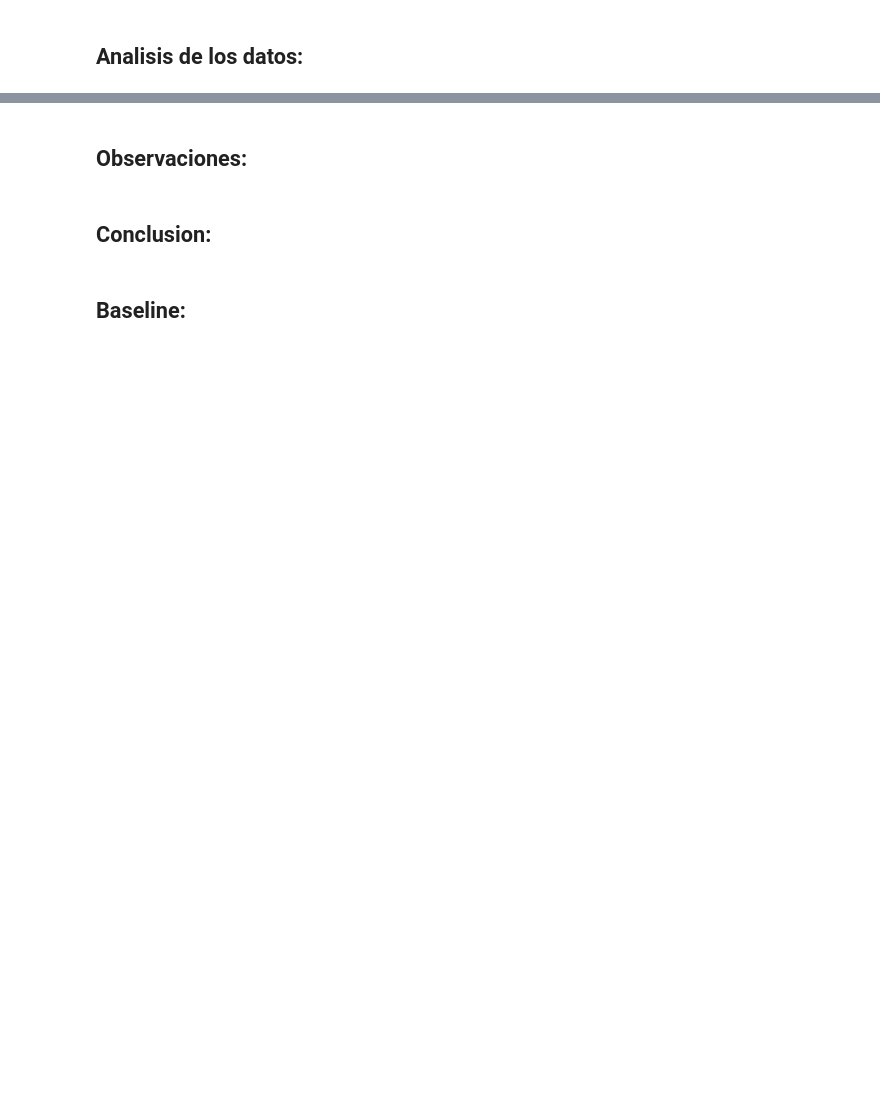
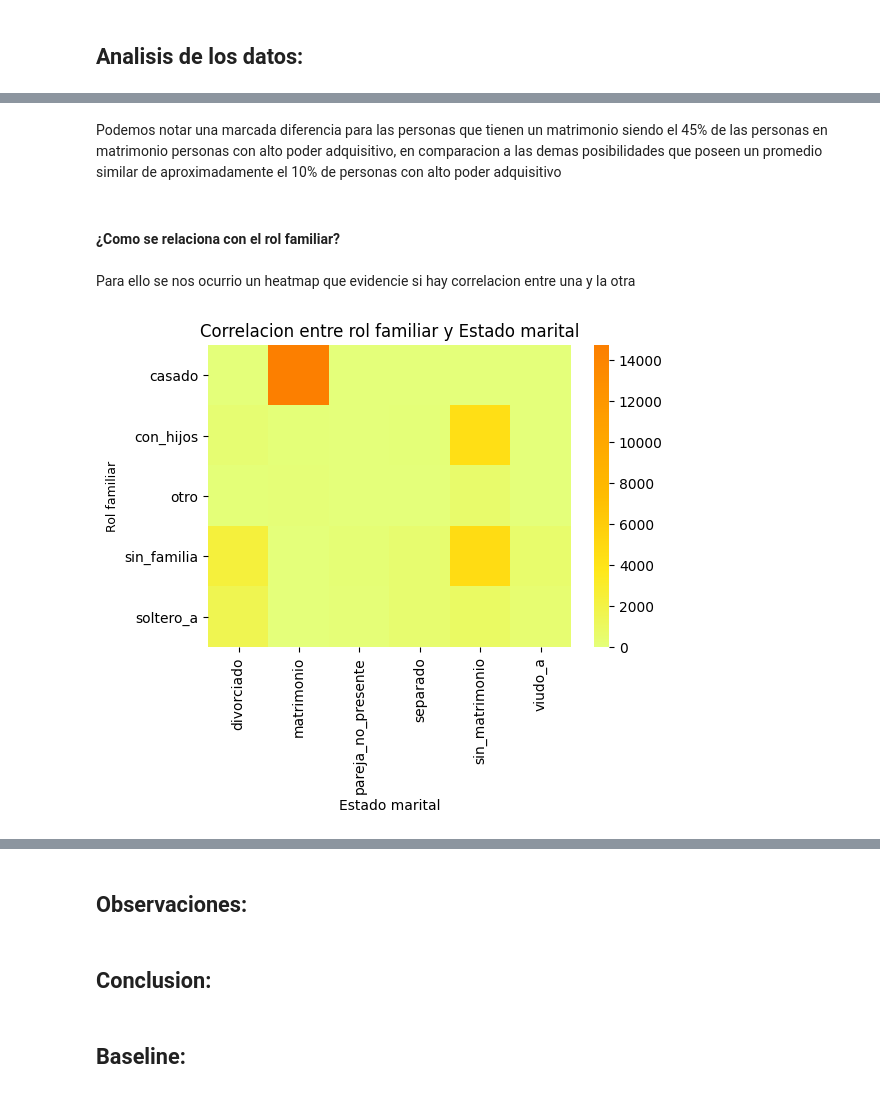
Before and after one commit to SantiValdezUlzurrun/TP-2021-1C-Organizacion-de-datos, a Jupyter notebook: INFORME.ipynb, the cells around one changed output, grey strips where cells are left out. Saved outputs shown, nothing was run; the diff lists cells and outputs as text; code cells hidden in the pictures; blank space fills up the shorter version.

```diff
--- a/INFORME.ipynb
+++ b/INFORME.ipynb
@@ -198,0 +272,26 @@ df['estado_marital'] = df['estado_marital'].apply(lambda x: 'matrimonio' if x ==
+# %% [markdown]
+Podemos notar una marcada diferencia para las personas que tienen un matrimonio siendo el 45% de las personas en matrimonio personas con alto poder adquisitivo, en comparacion a las demas posibilidades que poseen un promedio similar de aproximadamente el 10% de personas con alto poder adquisitivo
+# %% [markdown]
+#### ¿Como se relaciona con el rol familiar?
+# %% [markdown]
+Para ello se nos ocurrio un heatmap que evidencie si hay correlacion entre una y la otra
+# %%
+df_temp = df.copy()
+df_temp['unos'] = [1] * 32527
+df_estado_marital= pd.pivot_table(
+    df_temp,
+    'unos',
+    'rol_familiar_registrado',
+    'estado_marital',
+    'count',
+).sort_index()
+#Elimino intersecciones nulas
+df_estado_marital = df_estado_marital.replace({np.nan: 0})
+
+plt.figure(dpi=100)
+plt.ylabel("Cómo cr", fontsize=9)
+ax = sns.heatmap(df_estado_marital, square=True, cmap="Wistia")
+ax.set(xlabel='Estado marital', ylabel='Rol familiar', title='Correlacion entre rol familiar y Estado marital')
+plt.show()
+# %% [output]
+[figure, added]
```
Also changed, not shown: parts of 25 cells of this notebook, 4 other files.
